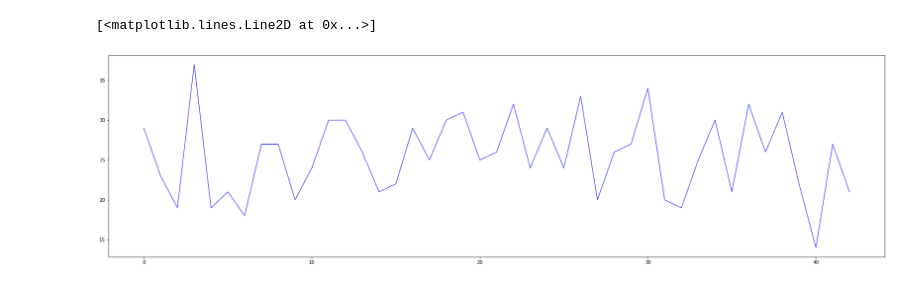
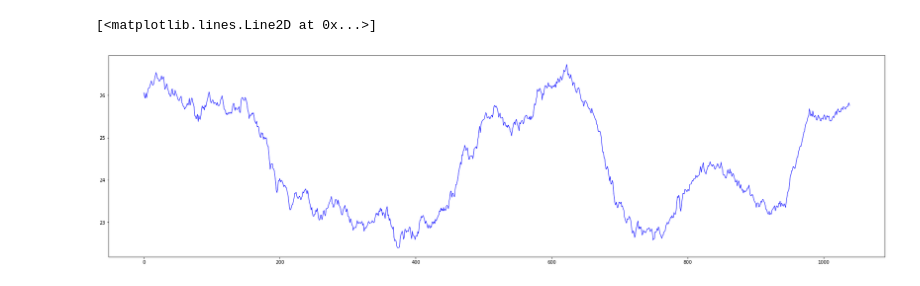
Before and after one commit to dercodeKoenig/trc-project, a Jupyter notebook: tx_1_large/visualization.ipynb, the cells around one changed output. Cells and saved outputs as stored; diff of their text form; code cells hidden in the pictures.

```diff
--- a/tx_1_large/visualization.ipynb
+++ b/tx_1_large/visualization.ipynb
@@ -47,28 +47,28 @@ plt.show()
 # %%
 
-s = 1
+s = 100
 
 file1 = open("logs/num_trades_per_day.txt", "rb")
 text = str(file1.read().decode())
 file1.close()
 
 
 x1 = []
 for x in text.split("\n")[0:]:
     if x != "":
         try:
             x1.append(float(x))
         except:print("error:", x)
 
 x1 = [np.average(x1[i-s+1:i+1])for i in tqdm(range(s,len(x1)))]
 
 plt.figure(figsize=(30,8))
 
 plt.plot(x1, linewidth=1, color = "blue")
 #plt.bar([i for i in range(len(x1))], x1)
 # %% [output]
 [<matplotlib.lines.Line2D at 0x...>]
-[figure, old version]
+[figure, new version]
 # %%
 
 file1 = open("logs/rewards_log.txt")
```
Also changed, not shown: parts of 3 cells of this notebook, 7 other files.
